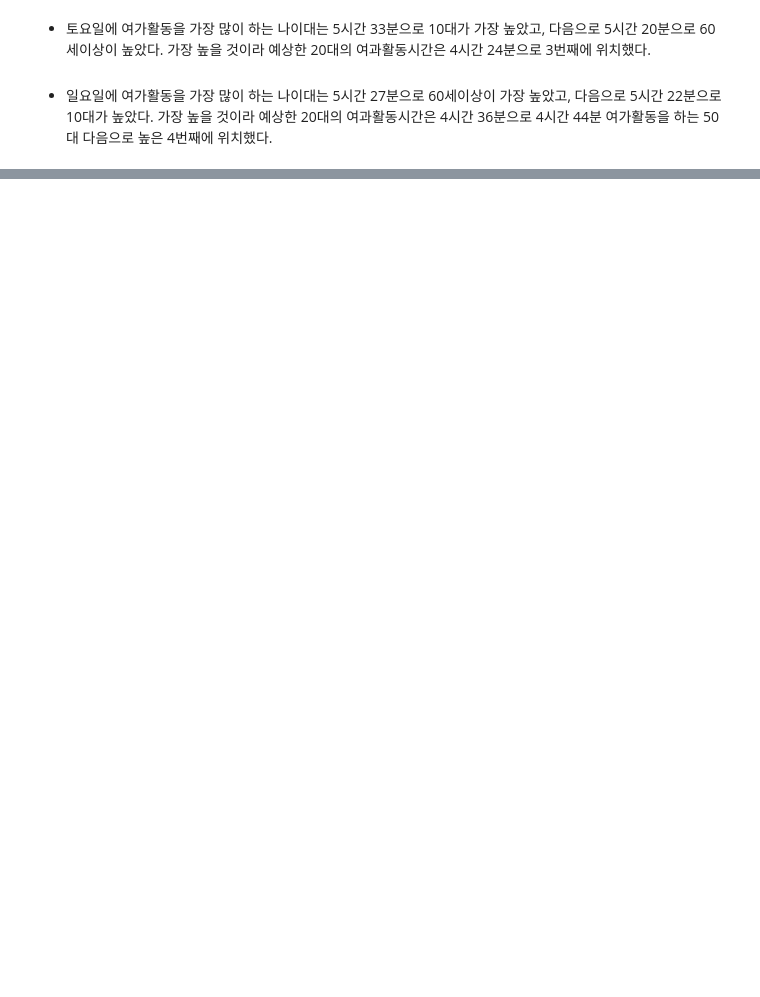
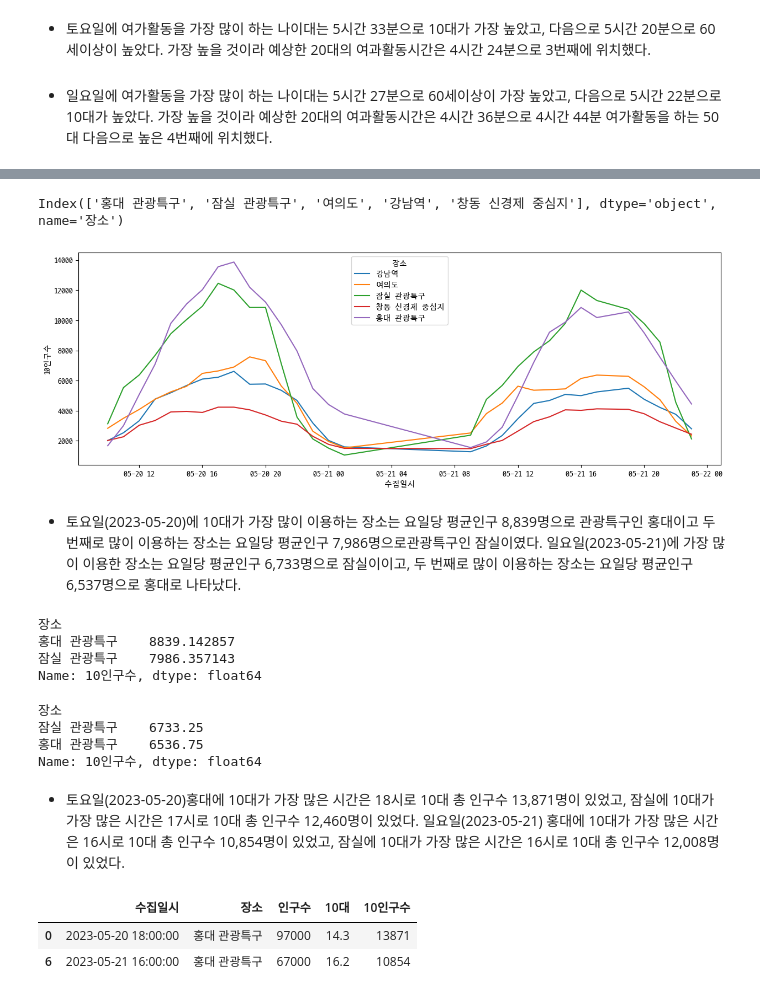
Before and after one commit to fkdlrj125/webservice, a Jupyter notebook: python/project/date_local_people.ipynb, the cells around one changed output, grey strips where cells are left out. Saved outputs shown, nothing was run; the diff lists cells and outputs as text; code cells hidden in the pictures; blank space fills up the shorter version.

```diff
--- a/python/project/date_local_people.ipynb
+++ b/python/project/date_local_people.ipynb
@@ -415,6 +421,5 @@ people_activate.plot(
 # %%
 # 장소별 요일별 시간별 데이터 추출
 s_loc_df = place_df.sort_values(by=['장소', '수집일시'])
-loc_weekend = s_loc_df[s_loc_df.수집일시.dt.day < 22][['수집일시', '장소', '인구수']].reset_index(drop=True)
-loc_week = s_loc_df[s_loc_df.수집일시.dt.day >= 22][['수집일시', '장소', '인구수']].reset_index(drop=True)
+loc_weekend_10 = s_loc_df[s_loc_df.수집일시.dt.day < 22][['수집일시', '장소', '인구수', '10대']].reset_index(drop=True)
 # %%
@@ -441,0 +434,53 @@ loc_week[:5]
+# %%
+# 주말의 장소별 10대 인구 계산
+loc_weekend_10['10인구수'] = loc_weekend_10.인구수 * (loc_weekend_10['10대'] / 100)
+loc_weekend_10['10인구수'] = loc_weekend_10['10인구수'].astype(int)
+# %%
+# 10대가 가장 많이 이용하는 장소 5곳 추출
+g_loc_mean = loc_weekend_10.groupby('장소')['10인구수'].mean()
+best_10_5 = g_loc_mean.sort_values(ascending=False)[:5].index
+best_10_5
+# %% [output]
+Index(['홍대 관광특구', '잠실 관광특구', '여의도', '강남역', '창동 신경제 중심지'], dtype='object', name='장소')
+# %%
+best_10_df = loc_weekend_10[loc_weekend_10.장소.isin(best_10_5)]
+# %%
+fig = sns.lineplot(
+    data=best_10_df,
+    x='수집일시',
+    y='10인구수',
+    hue='장소',
+    errorbar=None,
+)
+
+fig.figure.set_size_inches(15,5)
+# %% [output]
+[figure, added]
+# %% [markdown]
+- 토요일(2023-05-20)에 10대가 가장 많이 이용하는 장소는 요일당 평균인구 8,839명으로 관광특구인 홍대이고 두 번째로 많이 이용하는 장소는 요일당 평균인구 7,986명으로관광특구인 잠실이였다. 일요일(2023-05-21)에 가장 많이 이용한 장소는 요일당 평균인구 6,733명으로 잠실이이고, 두 번째로 많이 이용하는 장소는 요일당 평균인구 6,537명으로 홍대로 나타났다.
+# %%
+# 토요일 10대 인구수의 평균 상위 2개
+best_10_df[best_10_df.수집일시.dt.day==20].groupby('장소')['10인구수'].mean().sort_values(ascending=False)[:2]
+# %% [output]
+장소
+홍대 관광특구    8839.142857
+잠실 관광특구    7986.357143
+Name: 10인구수, dtype: float64
+# %%
+# 일요일 10대 인구수의 평균 상위 2개
+best_10_df[best_10_df.수집일시.dt.day == 21].groupby('장소')['10인구수'].mean().sort_values(ascending=False)[:2]
+# %% [output]
+장소
+잠실 관광특구    6733.25
+홍대 관광특구    6536.75
+Name: 10인구수, dtype: float64
+# %% [markdown]
+- 토요일(2023-05-20)홍대에 10대가 가장 많은 시간은 18시로 10대 총 인구수 13,871명이 있었고, 잠실에 10대가 가장 많은 시간은 17시로 10대 총 인구수 12,460명이 있었다. 일요일(2023-05-21) 홍대에 10대가 가장 많은 시간은 16시로 10대 총 인구수 10,854명이 있었고, 잠실에 10대가 가장 많은 시간은 16시로 10대 총 인구수 12,008명이 있었다.
+# %%
+# 홍대 10대 총 인구수 최대
+hong_df = best_10_df[best_10_df.장소=='홍대 관광특구']
+hong_df.sort_values(by=['10인구수', '수집일시'], ascending=False).reset_index(drop=True)[0:7:6]
+# %% [output]
+|  | 수집일시 | 장소 | 인구수 | 10대 | 10인구수 |
+| 0 | 2023-05-20 18:00:00 | 홍대 관광특구 | 97000 | 14.3 | 13871 |
+| 6 | 2023-05-21 16:00:00 | 홍대 관광특구 | 67000 | 16.2 | 10854 |
```
Also changed, not shown: parts of 66 cells of this notebook, 6 other files.
